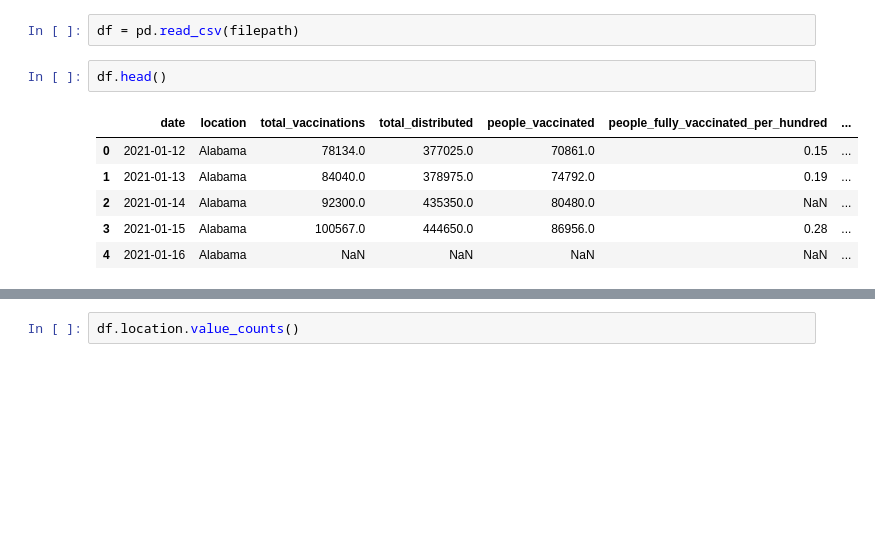
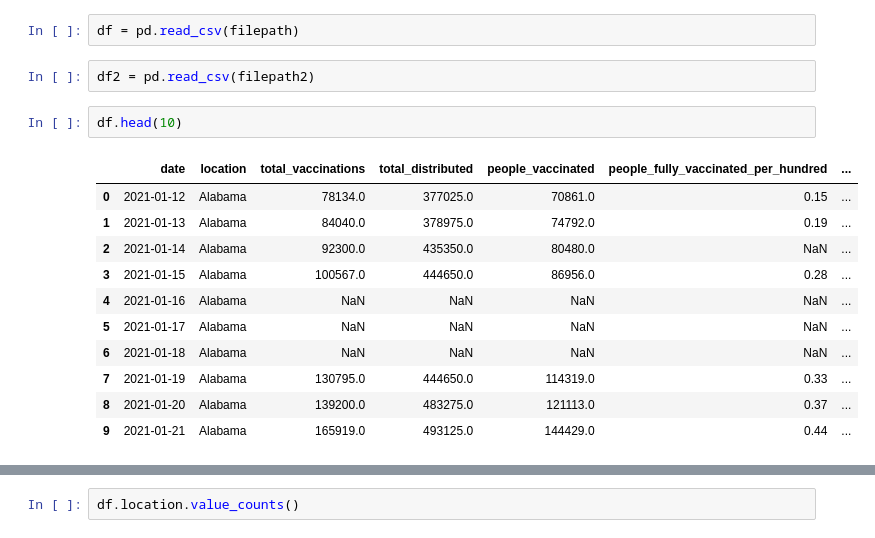
Before and after one commit to boojaado/group4-etl-project, a Jupyter notebook: review_vaccinations.ipynb, the cells around one changed output, grey strips where cells are left out. Drawn from its saved outputs; the diff is of its cells as text; blank space fills up the shorter version.

```diff
--- a/review_vaccinations.ipynb
+++ b/review_vaccinations.ipynb
@@ -16,12 +18,19 @@ filepath = "Resources/us_state_vaccinations.csv"
 # we are making state-by-state data available in the following charts.
 # %%
 df = pd.read_csv(filepath)
+# %%
+df2 = pd.read_csv(filepath2)
 # %%
-df.head()
+df.head(10)
 # %% [output]
 |  | date | location | total_vaccinations | total_distributed | people_vaccinated | people_fully_vaccinated_per_hundred | ... |
 | 0 | 2021-01-12 | Alabama | 78134.0 | 377025.0 | 70861.0 | 0.15 | ... |
 | 1 | 2021-01-13 | Alabama | 84040.0 | 378975.0 | 74792.0 | 0.19 | ... |
 | 2 | 2021-01-14 | Alabama | 92300.0 | 435350.0 | 80480.0 | NaN | ... |
 | 3 | 2021-01-15 | Alabama | 100567.0 | 444650.0 | 86956.0 | 0.28 | ... |
 | 4 | 2021-01-16 | Alabama | NaN | NaN | NaN | NaN | ... |
+| 5 | 2021-01-17 | Alabama | NaN | NaN | NaN | NaN | ... |
+| 6 | 2021-01-18 | Alabama | NaN | NaN | NaN | NaN | ... |
+| 7 | 2021-01-19 | Alabama | 130795.0 | 444650.0 | 114319.0 | 0.33 | ... |
+| 8 | 2021-01-20 | Alabama | 139200.0 | 483275.0 | 121113.0 | 0.37 | ... |
+| 9 | 2021-01-21 | Alabama | 165919.0 | 493125.0 | 144429.0 | 0.44 | ... |
```
Also changed, not shown: parts of 10 cells of this notebook, 1 other file.
